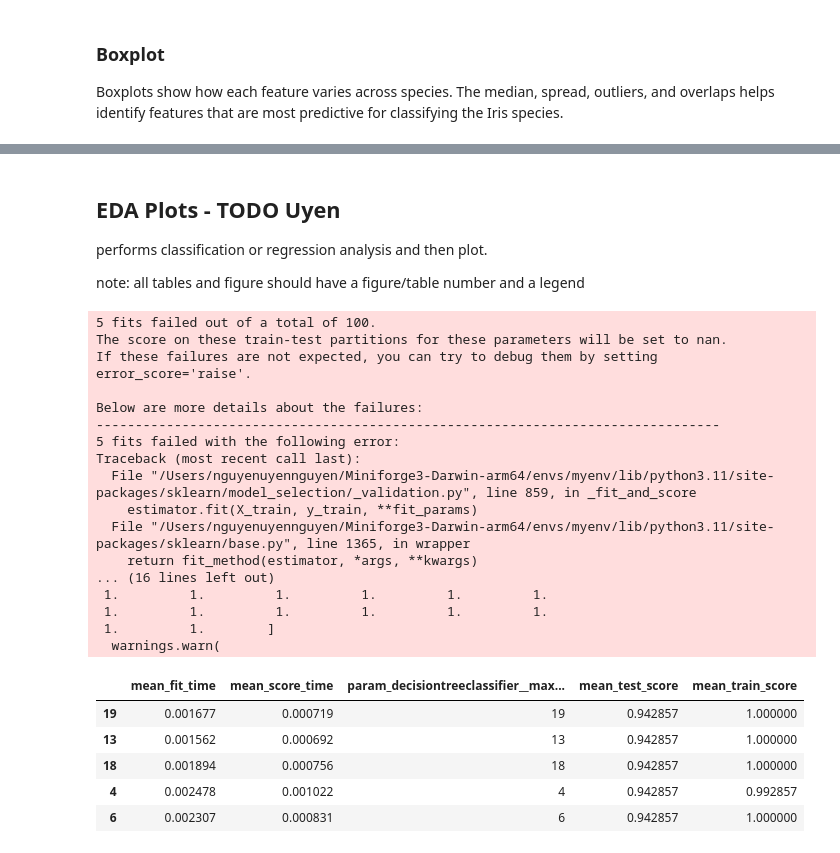
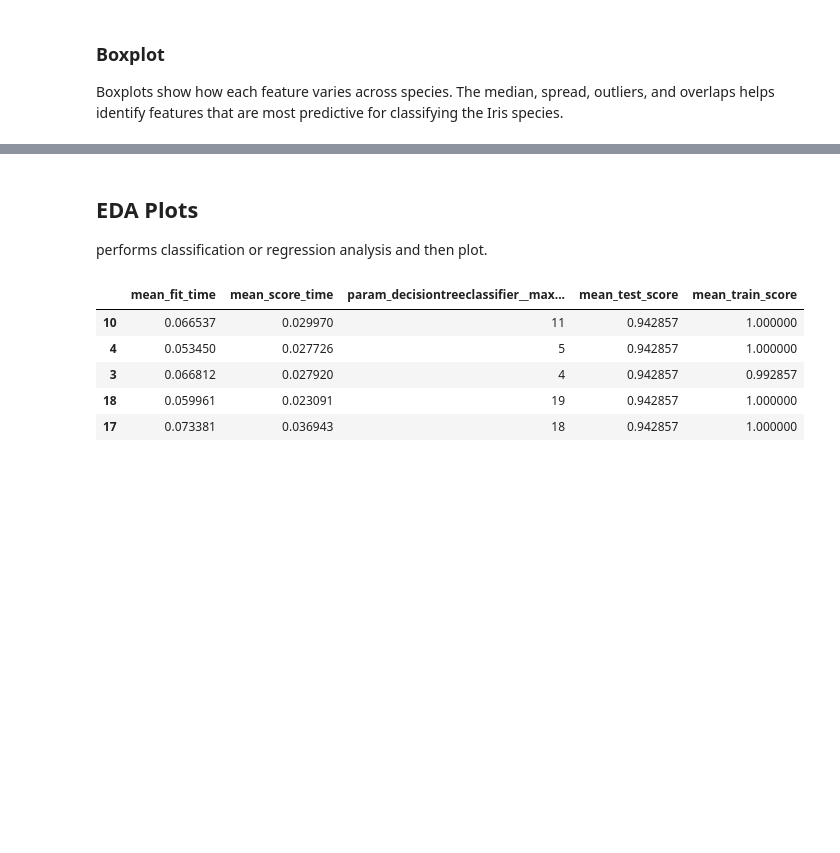
Before and after one commit to tiffchu/group28, a Jupyter notebook: iris_predictor_report.ipynb, the cells around one changed output, grey strips where cells are left out. Saved outputs shown, nothing was run; the diff lists cells and outputs as text; code cells hidden in the pictures; blank space fills up the shorter version.

Commit message:
added discussion and minor changes to models

```diff
--- a/iris_predictor_report.ipynb
+++ b/iris_predictor_report.ipynb
@@ -259,13 +259,10 @@ petal_width_BP = alt.Chart(df).mark_boxplot().encode(
 # %% [output]
 [interactive output not drawn]
 # %% [markdown]
-## EDA Plots - TODO Uyen
+## EDA Plots
 
 performs classification or regression analysis and then plot.
-
-note: all tables and figure should have a figure/table number and a legend
 # %%
-# TODO -> use decision tree or whatever classifier. Might also want a pipeline for scaling etc
 
 from sklearn.model_selection import train_test_split
 from sklearn.preprocessing import StandardScaler
@@ -273,56 +270,39 @@ from sklearn.neighbors import KNeighborsClassifier
 from sklearn.tree import DecisionTreeClassifier
 from sklearn.pipeline import make_pipeline
 from sklearn.model_selection import RandomizedSearchCV
 
 
 #Split data into train and test data set
 X = df.drop('species', axis=1)
 y = df['species']
 
 X_train, X_test, y_train, y_test = train_test_split(
     X, y, test_size=0.3, random_state=123
 )
 
 scaling = StandardScaler()
 
 #Decision Tree
 
 param_grid = {
-    "decisiontreeclassifier__max_depth": range(0,20)
+    "decisiontreeclassifier__max_depth": range(1,20)
     }
 
 pipe = make_pipeline(scaling, DecisionTreeClassifier())
 ds_random_search = RandomizedSearchCV(
             pipe, param_distributions=param_grid, n_jobs=-1, n_iter=50, cv=5, return_train_score=True, random_state=123
     )
 
 ds_random_search.fit(X_train, y_train)
 pd.DataFrame(ds_random_search.cv_results_)[['mean_fit_time', 'mean_score_time', 'param_decisiontreeclassifier__max_depth',
                                                          'mean_test_score', 'mean_train_score']].sort_values('mean_test_score', ascending = False).head()
 # %% [output]
-5 fits failed out of a total of 100.
-The score on these train-test partitions for these parameters will be set to nan.
-If these failures are not expected, you can try to debug them by setting error_score='raise'.
-
-Below are more details about the failures:
---------------------------------------------------------------------------------
-5 fits failed with the following error:
-Traceback (most recent call last):
-  File "/Users/nguyenuyennguyen/Miniforge3-Darwin-arm64/envs/myenv/lib/python3.11/site-packages/sklearn/model_selection/_validation.py", line 859, in _fit_and_score
-    estimator.fit(X_train, y_train, **fit_params)
-  File "/Users/nguyenuyennguyen/Miniforge3-Darwin-arm64/envs/myenv/lib/python3.11/site-packages/sklearn/base.py", line 1365, in wrapper
-    return fit_method(estimator, *args, **kwargs)
-... (16 lines left out)
- 1.         1.         1.         1.         1.         1.
- 1.         1.         1.         1.         1.         1.
- 1.         1.        ]
-  warnings.warn(
 |  | mean_fit_time | mean_score_time | param_decisiontreeclassifier__max... | mean_test_score | mean_train_score |
-| 19 | 0.001677 | 0.000719 | 19 | 0.942857 | 1.000000 |
-| 13 | 0.001562 | 0.000692 | 13 | 0.942857 | 1.000000 |
-| 18 | 0.001894 | 0.000756 | 18 | 0.942857 | 1.000000 |
-| 4 | 0.002478 | 0.001022 | 4 | 0.942857 | 0.992857 |
-| 6 | 0.002307 | 0.000831 | 6 | 0.942857 | 1.000000 |
+| 10 | 0.066537 | 0.029970 | 11 | 0.942857 | 1.000000 |
+| 4 | 0.053450 | 0.027726 | 5 | 0.942857 | 1.000000 |
+| 3 | 0.066812 | 0.027920 | 4 | 0.942857 | 0.992857 |
+| 18 | 0.059961 | 0.023091 | 19 | 0.942857 | 1.000000 |
+| 17 | 0.073381 | 0.036943 | 18 | 0.942857 | 1.000000 |
 # %%
 #K-NN classifer
 
```
Also changed, not shown: parts of 5 cells of this notebook, 1 other file.
